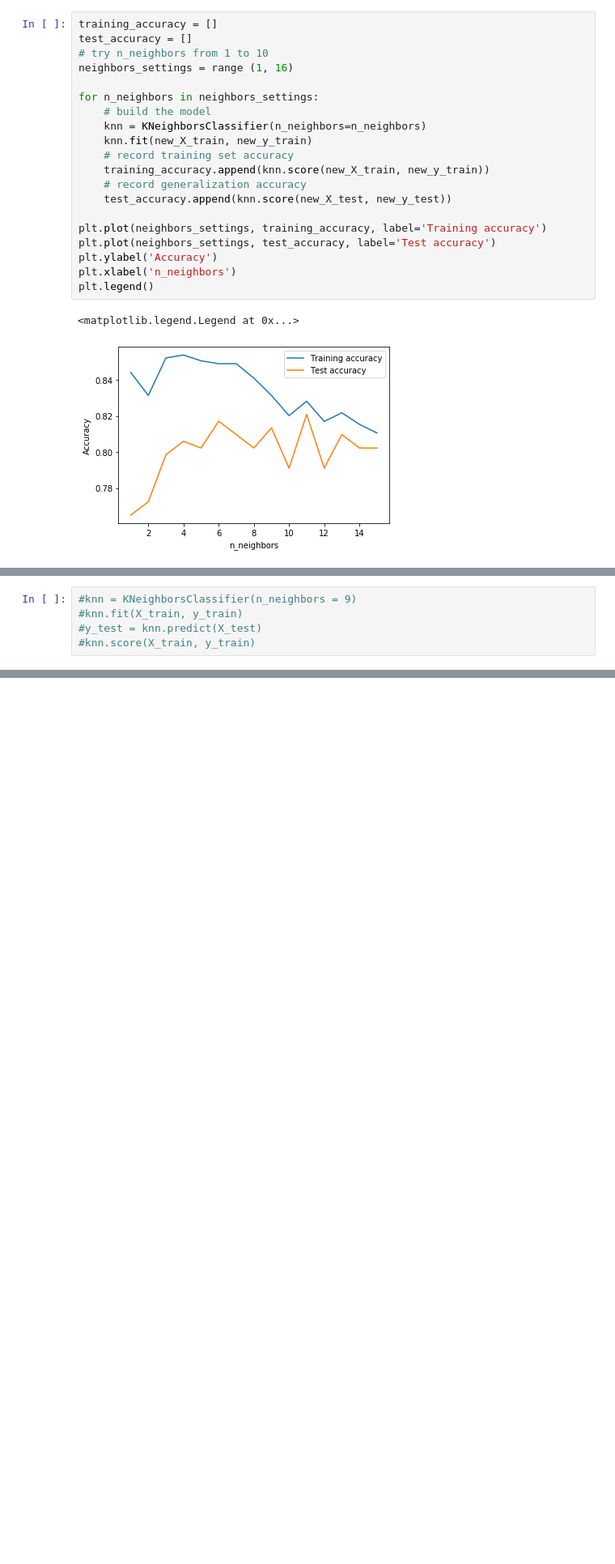
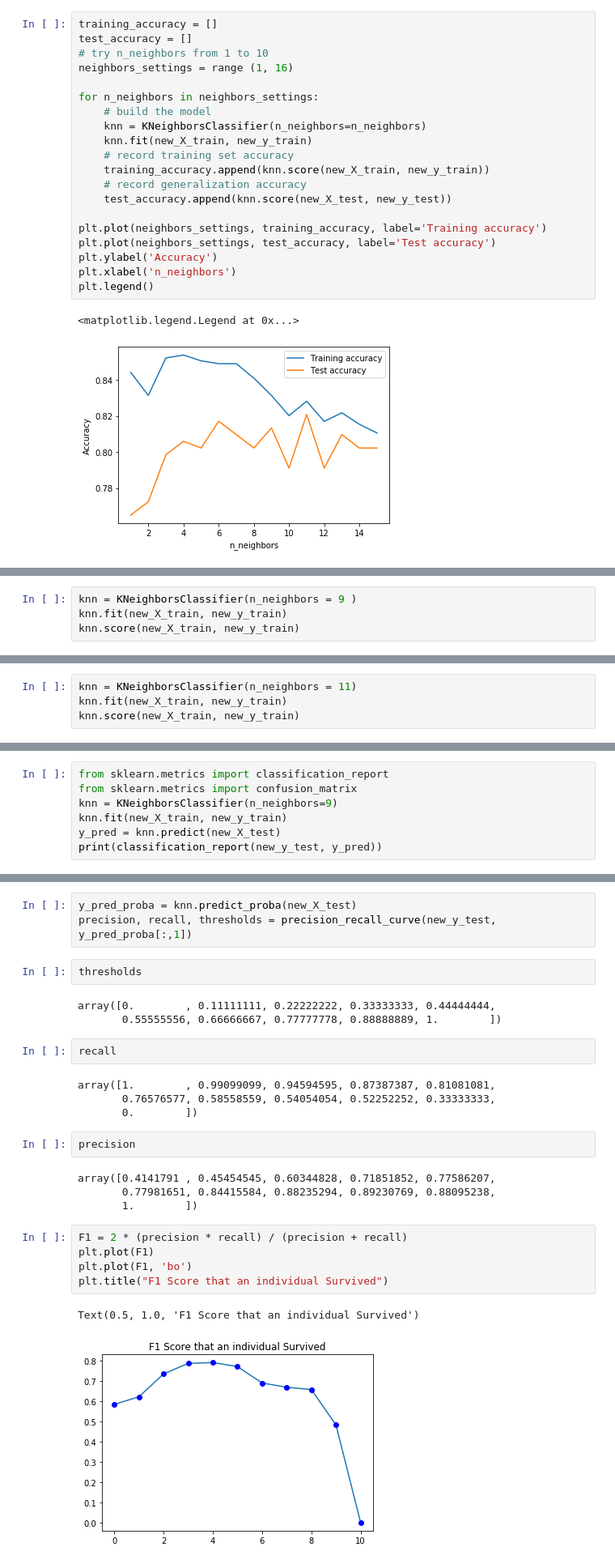
Before and after one commit to angelaiallonardi/my_first_ML_project, a Jupyter notebook: Titanic.ipynb, the cells around one changed output, grey strips where cells are left out. Shown: that part at 81% size. Drawn from its saved outputs; the diff is of its cells as text; blank space fills up the shorter version.

Commit message:
Added Precision Recall

```diff
--- a/Titanic.ipynb
+++ b/Titanic.ipynb
@@ -825,5 +824,4 @@ knn_cv.best_score_
 # %%
-#knn = KNeighborsClassifier(n_neighbors = 9)
-#knn.fit(X_train, y_train)
-#y_test = knn.predict(X_test)
-#knn.score(X_train, y_train)
+knn = KNeighborsClassifier(n_neighbors = 9 )
+knn.fit(new_X_train, new_y_train)
+knn.score(new_X_train, new_y_train)
@@ -836,0 +830,4 @@ knn_cv.best_score_
+# %%
+knn = KNeighborsClassifier(n_neighbors = 11)
+knn.fit(new_X_train, new_y_train)
+knn.score(new_X_train, new_y_train)
@@ -836,0 +836,7 @@ knn_cv.best_score_
+# %%
+from sklearn.metrics import classification_report
+from sklearn.metrics import confusion_matrix
+knn = KNeighborsClassifier(n_neighbors=9)
+knn.fit(new_X_train, new_y_train)
+y_pred = knn.predict(new_X_test)
+print(classification_report(new_y_test, y_pred))
@@ -836,0 +852,28 @@ knn_cv.best_score_
+# %%
+y_pred_proba = knn.predict_proba(new_X_test)
+precision, recall, thresholds = precision_recall_curve(new_y_test, y_pred_proba[:,1])
+# %%
+thresholds
+# %% [output]
+array([0.        , 0.11111111, 0.22222222, 0.33333333, 0.44444444,
+       0.55555556, 0.66666667, 0.77777778, 0.88888889, 1.        ])
+# %%
+recall
+# %% [output]
+array([1.        , 0.99099099, 0.94594595, 0.87387387, 0.81081081,
+       0.76576577, 0.58558559, 0.54054054, 0.52252252, 0.33333333,
+       0.        ])
+# %%
+precision
+# %% [output]
+array([0.4141791 , 0.45454545, 0.60344828, 0.71851852, 0.77586207,
+       0.77981651, 0.84415584, 0.88235294, 0.89230769, 0.88095238,
+       1.        ])
+# %%
+F1 = 2 * (precision * recall) / (precision + recall)
+plt.plot(F1)
+plt.plot(F1, 'bo')
+plt.title("F1 Score that an individual Survived")
+# %% [output]
+Text(0.5, 1.0, 'F1 Score that an individual Survived')
+[figure, added]
```
Also changed, not shown: parts of 15 cells of this notebook.
